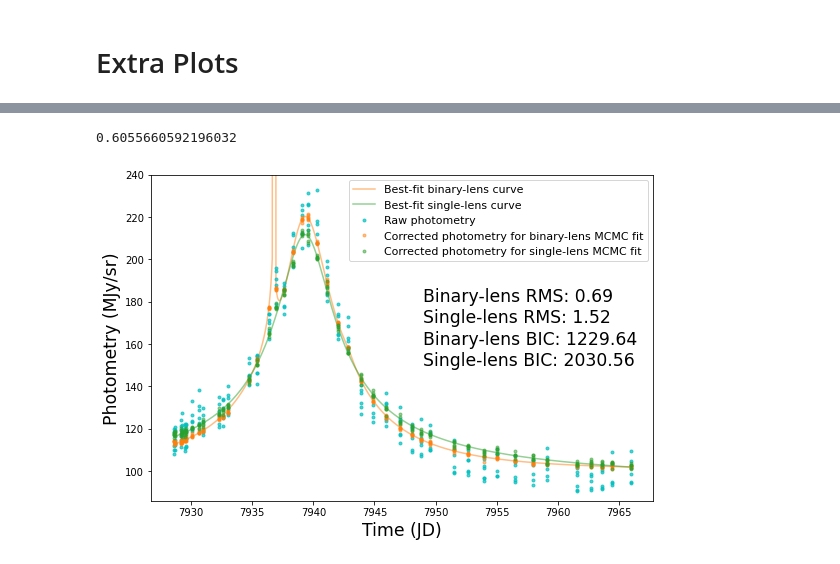
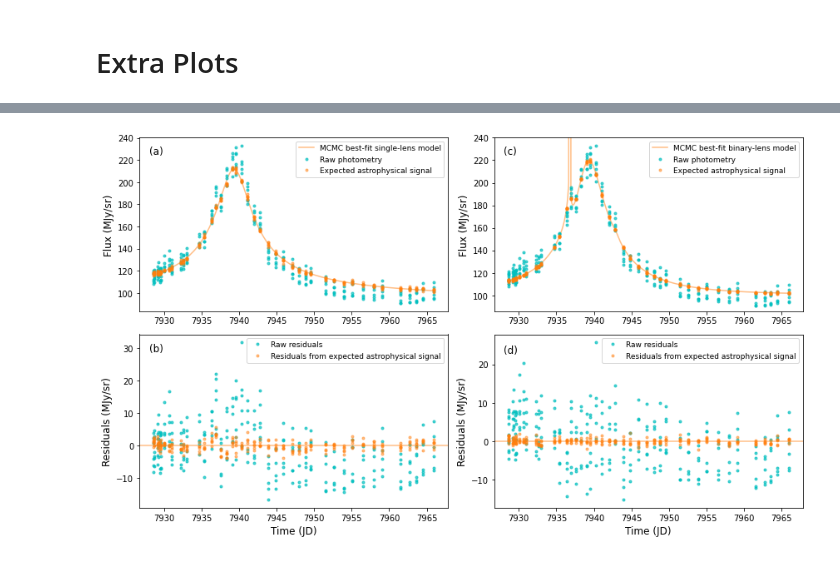
Before and after one commit to tbctk/tbk-Spitzer-ulens, a Jupyter notebook: Spitzer-ulens_Tutorial.ipynb, the cells around one changed output, grey strips where cells are left out. Saved outputs shown, nothing was run; the diff lists cells and outputs as text; code cells hidden in the pictures.

```diff
--- a/Spitzer-ulens_Tutorial.ipynb
+++ b/Spitzer-ulens_Tutorial.ipynb
@@ -145,13 +145,13 @@ RMS after  :  0.9811180084653887
 # %% [markdown]
 # MCMC Fit for PLD Parameters
 # %%
-load_chain_from_file = False
+load_chain_from_file = True
 
 if load_chain_from_file:
     # Load chains from files
     path = os.path.join('data',EVENT_NAME,'mega_MCMC',MODELNAME)
     pos_chain = np.load(path+'/samplerchain.npy')
-    lnprob_chain = np.load(path+'/samplerlnpro.npy')
+    lnp_chain = np.load(path+'/samplerlnpro.npy')
     pos_final = np.load(path+'/samplerposit.npy')
     pld_coeff_chain = np.load(path+'/PLD_chain.npy')
 else:
@@ -224,6 +211,6 @@ plt.legend(loc=(-5,7),fontsize=16)
 # %%
 # Re-run MCMC if it does not look converged. This cell can be run repeatedly.
-rerun_mcmc = True
+rerun_mcmc = False
 if rerun_mcmc:
     # Create wrapper object for PLD coefficient chain to make it mutable
     PLD_chain = mcmc.PLDCoeffsChain(np.empty(np.size(X)))
@@ -232,7 +219,7 @@ if rerun_mcmc:
     # Initialize the initial parameter positions as the previous final parameter positions
     pos0 = pos_final
     # Run production
-    pos_final,prob_final,state_final = mcmc.run_mcmc(sampler,pos0,1000,label='production')
+    pos_final,prob_final,state_final = mcmc.run_mcmc(sampler,pos0,3000,label='production')
     # Save results
     pos_chain = sampler.chain
     pld_chain = PLD_chain.chain
@@ -247,5 +230,5 @@ MCMC runtime = 3.83 min
 # %%
-Y, Astro, Ps, A, C, E, X = PLD.analytic_solution(event.TIMES, PTOT, PTOT_E, PNORM, popt_mcmc, MODELFUNC)
+Y, Astro, Ps, A, C, E, X = PLD.analytic_solution(event.TIMES, PTOT, PTOT_E, PNORM, pmax, MODELFUNC)
 # Get detector model and divide it out to get new best-fit
 FIT_MCMC, SYS_MCMC, CORR_MCMC, RESI_MCMC = PLD.get_bestfit(A, Ps, X, PTOT, Astro)
 # Flatten results for plotting
@@ -264,0 +262,4 @@ RMS after MCMC  :  0.691819256593954
+# %%
+time,fit,corr = event.chrono_flatten(FIT,CORR)
+plt.plot(time,fit,'.')
+plt.plot(time,corr,'.')
@@ -499,26 +539,51 @@ bic = popt_mcmc.size*np.log(ptot.size)-lnlike
 # %%
 timeplot = np.linspace(time[0],time[-1],1000)
 
 corr_single = np.loadtxt('single_corr.txt')
 popt_single = np.loadtxt('single_pars.txt')
 
-print(bic/2030.5618472356946)
+fig,axs = plt.subplots(2,2,figsize=(12,7))
+axs[0,1].plot(timeplot,MODELFUNC(timeplot,*pmax),color='C1',alpha=0.5,label='MCMC best-fit binary-lens model')
+axs[0,0].plot(timeplot,models.single_lens(timeplot,*popt_single),color='C1',alpha=0.5,label='MCMC best-fit single-lens model')
+axs[0,1].plot(time,ptot,'.',color='c',alpha=0.7,label='Raw photometry')
+axs[0,0].plot(time,ptot,'.',color='c',alpha=0.7,label='Raw photometry')
+axs[0,1].plot(time,corr_mcmc,'.',color='C1',alpha=0.5,label='Expected astrophysical signal')
+axs[0,0].plot(time,corr_single,'.',color='C1',alpha=0.5,label='Expected astrophysical signal')
+axs[0,1].set_ylim(fb+10,240)
 
-fig,ax = plt.subplots(figsize=(9,6))
-ax.plot(timeplot,MODELFUNC(timeplot,*popt_mcmc),color='C1',alpha=0.5,label='Best-fit binary-lens curve')
-ax.plot(timeplot,models.single_lens(timeplot,*popt_single),color='C2',alpha=0.5,label='Best-fit single-lens curve')
-ax.plot(time,ptot,'.',color='c',alpha=0.7,label='Raw photometry')
-ax.plot(time,corr_mcmc,'.',color='C1',alpha=0.5,label='Corrected photometry for binary-lens MCMC fit')
-ax.plot(time,corr_single,'.',color='C2',alpha=0.5,label='Corrected photometry for single-lens MCMC fit')
-ax.set_ylim(fb+10,240)
-ax.legend(fontsize=11)
-ax.set_xlabel('Time (JD)',size='xx-large')
-ax.set_ylabel('Photometry (MJy/sr)',size='xx-large')
-ax.text(7949,180,'Binary-lens RMS: %.2f'%0.6893780883159933,fontsize='xx-large')
-ax.text(7949,170,'Single-lens RMS: %.2f'%1.5189632473783468,fontsize='xx-large')
-ax.text(7949,160,'Binary-lens BIC: %.2f'%bic,fontsize='xx-large')
-ax.text(7949,150,'Single-lens BIC: %.2f'%2030.5618472356946,fontsize='xx-large')
-plt.savefig('double_single_MCMC_fits.png',dpi=400)
+axs[1,1].axhline(color='C1',alpha=0.5)
+axs[1,0].axhline(color='C1',alpha=0.5)
+axs[1,1].plot(time,ptot-MODELFUNC(time,*pmax),'.',color='c',alpha=0.7,label='Raw residuals')
+axs[1,0].plot(time,ptot-models.single_lens(time,*popt_single),'.',color='c',alpha=0.7,label='Raw residuals')
+axs[1,1].plot(time,corr_mcmc-MODELFUNC(time,*pmax),'.',color='C1',alpha=0.5,label='Residuals from expected astrophysical signal')
+axs[1,0].plot(time,corr_single-models.single_lens(time,*popt_single),'.',color='C1',alpha=0.5,label='Residuals from expected astrophysical signal')
+
+
+fig.subplots_adjust(hspace=0,wspace=0.3)
+#axs[0,1].yaxis.set_visible(False)
+#axs[1,1].yaxis.set_visible(False)
+
+
+axs[0,0].legend(fontsize=9)
+axs[0,1].legend(fontsize=9)
+axs[1,0].legend(fontsize=9)
+axs[1,1].legend(fontsize=9)
+
+axs[1,0].set_xlabel('Time (JD)',fontsize=12)
+axs[0,0].set_ylabel('Flux (MJy/sr)',fontsize=12)
+axs[1,0].set_ylabel('Residuals (MJy/sr)',fontsize=12)
+
+axs[1,1].set_xlabel('Time (JD)',fontsize=12)
+axs[0,1].set_ylabel('Flux (MJy/sr)',fontsize=12)
+axs[1,1].set_ylabel('Residuals (MJy/sr)',fontsize=12)
+
+axs[0,0].text(7928,225,'(a)',fontsize=12)
+axs[0,1].text(7928,225,'(c)',fontsize=12)
+axs[1,0].text(7928,29,'(b)',fontsize=12)
+axs[1,1].text(7928,23,'(d)',fontsize=12)
+
+plt.tight_layout()
+
+plt.savefig('figs/dblsing_mcmc.png',dpi=400)
 # %% [output]
-0.6055660592196032
-[figure, old version]
+[figure, new version]
```
Also changed, not shown: parts of 24 cells of this notebook, 2 other files.
